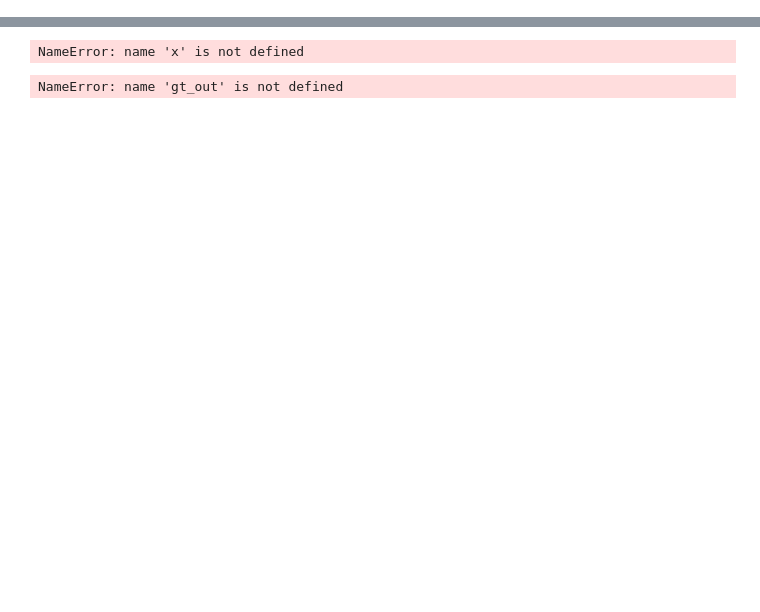
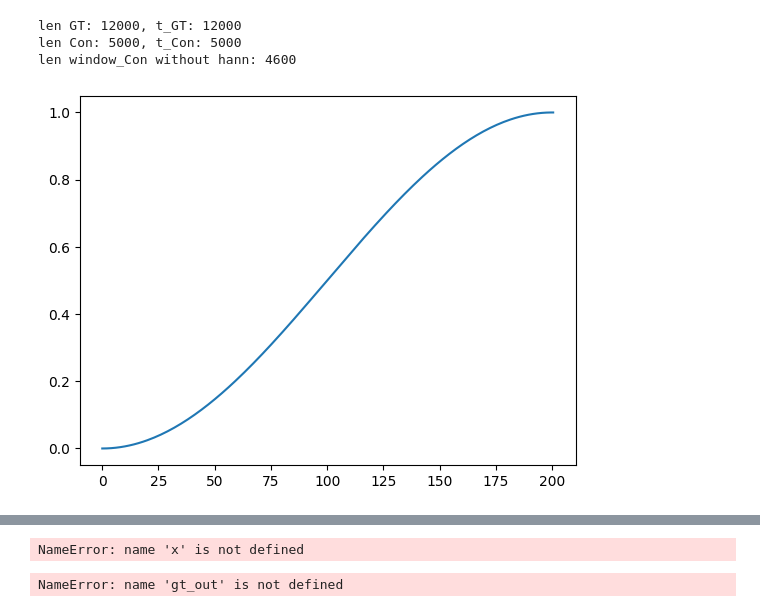
Before and after one commit to cesarz10/Auditory-computation, a Jupyter notebook: AudCompLab1_2022/CompAudLab1_Tuning.ipynb, the cells around one changed output, grey strips where cells are left out. Drawn from its saved outputs; the diff is of its cells as text; code cells hidden in the pictures; blank space fills up the shorter version.

```diff
--- a/AudCompLab1_2022/CompAudLab1_Tuning.ipynb
+++ b/AudCompLab1_2022/CompAudLab1_Tuning.ipynb
@@ -24,33 +24,60 @@ warnings.filterwarnings("ignore")
 #Main code framework to compare auditory model outputs.
 #Sarah Verhulst, Deepak Baby, Arthur Van Den Broucke, UGent, 2021
 
 # General parameters
 framelength_t = 0.25 # framelength in time = 250ms
 #frameshift_t = 0.01 # frameshift in time = 10ms
 L = 70. # specify the desired SPL of the input
 fs_GT = 48e3 # GT model 48 kHz
 fs_Con = 20e3 # CoNNear model 20 kHz
 
 #Your code to Generate a Pure-tone goes here
 #Take note that the CoNNear model uses a context window of 256 samples at both the entry
 #aswell at the end, when making a stimulus, add zero's for 256 samples (20 kHz sampling freq)
 #to the stimulus to obtain the same output for the GT as the CoNNear model.
 
 
-f = 440.0  # sine frequency, Hz, may be float
+# f = 440.0  # sine frequency, Hz, may be float
+f = 50.0  # sine frequency, Hz, may be float
 
 # generate samples, note conversion to float32 array
 y_GT = (np.sin(2 * np.pi * np.arange(fs_GT * framelength_t) * f / fs_GT))
 y_Con = (np.sin(2 * np.pi * np.arange(fs_Con * framelength_t) * f / fs_Con))
 
 t_GT = np.linspace(0, 0.25, len(y_GT))
 t_Con = np.linspace(0, 0.25, len(y_Con))
 
 
 #output = y
 
 #make a 10ms onset/offset Hanning window:
+print(f"len GT: {len(y_GT)}, t_GT: {len(t_GT)}\nlen Con: {len(y_Con)}, t_Con: {len(t_Con)}")
+
+def concat_hanning(fs, time_ms, signal):
+
+    samp_ms = int(fs / (1000 * time_ms)) # number of samples in that time span
+    hann_w = np.hanning(samp_ms)
+    win_ones = np.ones((len(signal) - (samp_ms * 2)))
+    conc_1 = np.concatenate(hann_w[:samp_ms+1], win_ones)
+
+    return
+
+ms_10_con = int(fs_Con/100) # samples in 10ms for Connear
+t_window_con = np.linspace(0, 0.23, len(y_Con)-(ms_10_con * 2)) # 0.23 -> 230ms: (250ms - 20ms)  -> 20ms from Hanning window
+
+print(f"len window_Con without hann: {len(t_window_con)}")
+Hanning_Con = np.hanning(ms_10_con * 2)
+
+# plotting half of hanning
+plt.plot(np.linspace(0, ms_10_con*2, ms_10_con*2)[:ms_10_con+1], Hanning_Con[:ms_10_con+1])
+plt.show()
+
 #output = x
 #output = HWin
+# %% [output]
+len GT: 12000, t_GT: 12000
+len Con: 5000, t_Con: 5000
+len window_Con without hann: 4600
+[figure, added]
 # %%
 # plotting part of the stimulus
```
Also changed, not shown: parts of 1 cell of this notebook.
